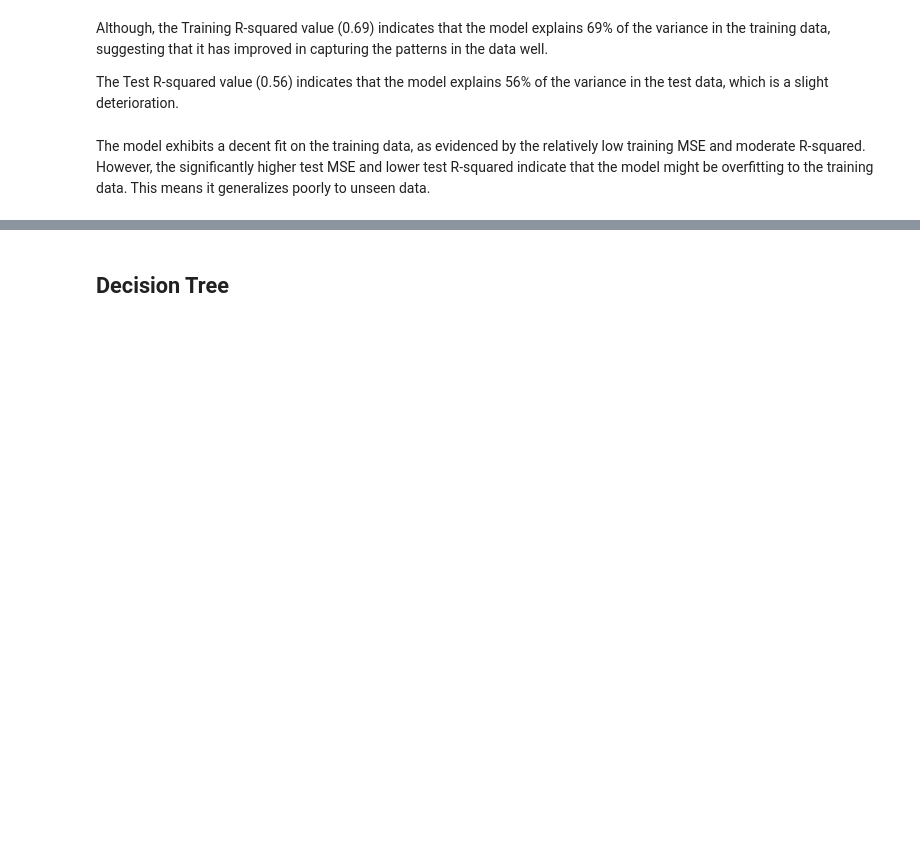
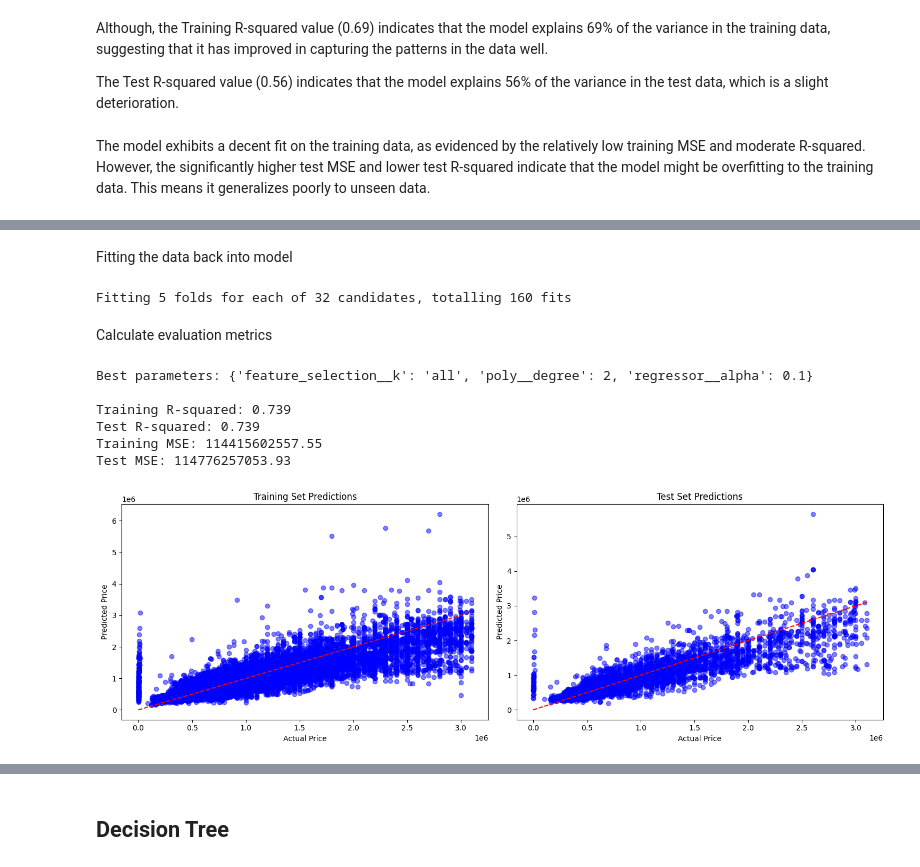
Before and after one commit to Code-CWilliam/HousePricePrediction, a Jupyter notebook: House_Price_Prediction.ipynb, the cells around one changed output, grey strips where cells are left out. Saved outputs shown, nothing was run; the diff lists cells and outputs as text; code cells hidden in the pictures; blank space fills up the shorter version.

```diff
--- a/House_Price_Prediction.ipynb
+++ b/House_Price_Prediction.ipynb
@@ -1017,0 +1164,6 @@ The model exhibits a decent fit on the training data, as evidenced by the relati
+# %%
+param_grid = {
+    'feature_selection__k': [5, 10, 15, 'all'],  # Number of features to select
+    'poly__degree': [1, 2],
+    'regressor__alpha': [0.0001, 0.001, 0.01, 0.1]
+}
@@ -1017,0 +1172,66 @@ The model exhibits a decent fit on the training data, as evidenced by the relati
+# %%
+grid_search = GridSearchCV(
+    pipeline,
+    param_grid,
+    cv=5,
+    scoring='r2',
+    n_jobs=-1,
+    verbose=1
+)
+# %% [markdown]
+Fitting the data back into model
+# %%
+grid_search.fit(X_train, y_train)
+y_pred_train = np.expm1(grid_search.predict(X_train))
+y_pred_test = np.expm1(grid_search.predict(X_test))
+# %% [output]
+Fitting 5 folds for each of 32 candidates, totalling 160 fits
+# %% [markdown]
+Calculate evaluation metrics
+# %%
+train_r2 = r2_score(np.expm1(y_train), y_pred_train)
+test_r2 = r2_score(np.expm1(y_test), y_pred_test)
+train_mse = mean_squared_error(np.expm1(y_train), y_pred_train)
+test_mse = mean_squared_error(np.expm1(y_test), y_pred_test)
+
+print("\nBest parameters:", grid_search.best_params_)
+print(f"\nTraining R-squared: {train_r2:.3f}")
+print(f"Test R-squared: {test_r2:.3f}")
+print(f"Training MSE: {train_mse:.2f}")
+print(f"Test MSE: {test_mse:.2f}")
+# %% [output]
+Best parameters: {'feature_selection__k': 'all', 'poly__degree': 2, 'regressor__alpha': 0.1}
+
+Training R-squared: 0.739
+Test R-squared: 0.739
+Training MSE: 114415602557.55
+Test MSE: 114776257053.93
+# %%
+# Create copy of the dataframe first to avoid the SettingWithCopyWarning
+Xy_cleaned = Xy[(Xy['Price'] >= lower_bound) & (Xy['Price'] <= upper_bound)].copy()
+
+# [Previous code remains the same until predictions...]
+
+# Plotting
+plt.figure(figsize=(15, 5))
+
+# Training set plot
+plt.subplot(121)
+plt.scatter(np.expm1(y_train), y_pred_train, alpha=0.5, color='blue')
+plt.plot([0, np.expm1(y_train).max()], [0, np.expm1(y_train).max()], 'r--')
+plt.xlabel('Actual Price')
+plt.ylabel('Predicted Price')
+plt.title('Training Set Predictions')
+
+# Test set plot
+plt.subplot(122)
+plt.scatter(np.expm1(y_test), y_pred_test, alpha=0.5, color='blue')
+plt.plot([0, np.expm1(y_test).max()], [0, np.expm1(y_test).max()], 'r--')
+plt.xlabel('Actual Price')
+plt.ylabel('Predicted Price')
+plt.title('Test Set Predictions')
+
+plt.tight_layout()
+plt.show()
+# %% [output]
+[figure, added]
```
Also changed, not shown: parts of 41 cells of this notebook.
